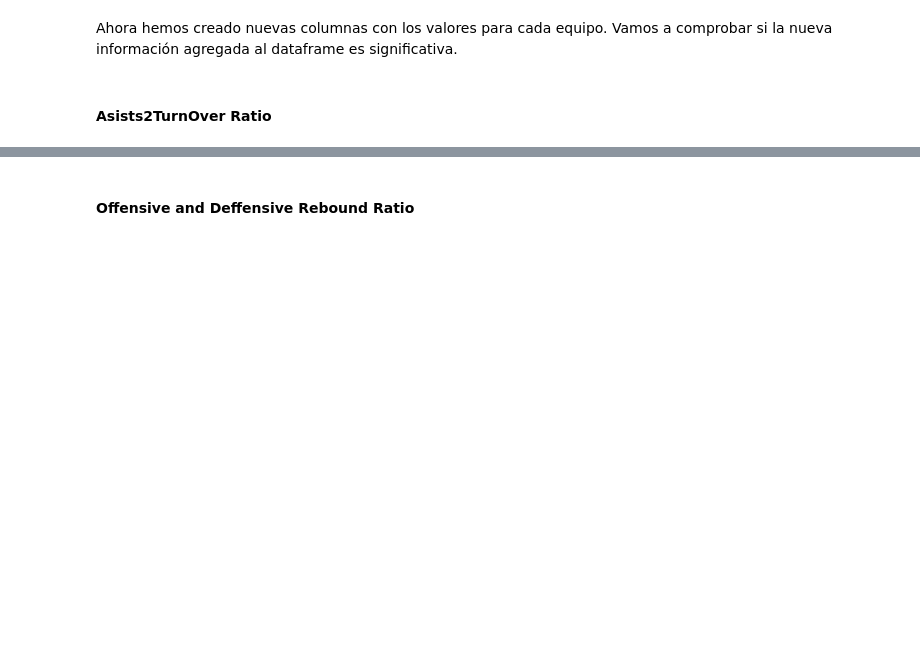
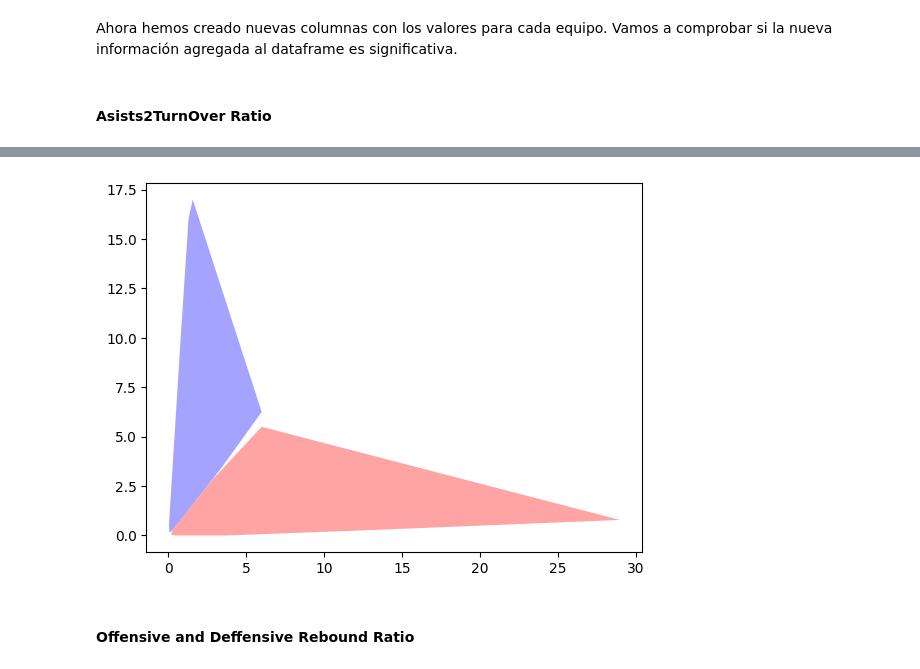
Before and after one commit to rauldaal/march-madness, a Jupyter notebook: data_exploration/MRegularSeason.ipynb, the cells around one changed output, grey strips where cells are left out. Drawn from its saved outputs; the diff is of its cells as text; code cells hidden in the pictures; blank space fills up the shorter version.

```diff
--- a/data_exploration/MRegularSeason.ipynb
+++ b/data_exploration/MRegularSeason.ipynb
@@ -99,0 +126,3 @@ El 0.2718232044198895 de los equipos que pierden tienen un WATR menor o igual qu
+# %%
+df = df.replace([np.inf, -np.inf], np.nan)
+df[["WATR", "LATR"]].dropna()
@@ -100,3 +143,55 @@ El 0.2718232044198895 de los equipos que pierden tienen un WATR menor o igual qu
+# %%
+#Now make a subplot inside a subplot
+import matplotlib.pyplot as plt
+from scipy.spatial import ConvexHull
+import numpy as np
+
+df = df.replace([np.inf, -np.inf], np.nan)
+plot_data = df[['WATR', 'LATR']].dropna()
+
+# Substract values and represent them ina scatterplot
+plot_data['WATR-LATR'] = plot_data['WATR'] - plot_data['LATR']
+plot_data["Class"] = np.where(plot_data["WATR-LATR"] > 0, 'red', 'blue')
+
+class1 = plot_data[plot_data["Class"] == "red"][["WATR", "LATR"]].values
+hull1 = ConvexHull(class1)
+plt.fill(class1[hull1.vertices,0], class1[hull1.vertices,1], 'red', alpha=0.5*len(class1)/len(plot_data))
+
+class2 = plot_data[plot_data["Class"] == "blue"][["WATR", "LATR"]].values
+hull1 = ConvexHull(class2)
+plt.fill(class2[hull1.vertices,0], class2[hull1.vertices,1], 'blue', alpha=0.5*len(class1)/len(plot_data))
+plt.show()
+
+
+# plt.figure(figsize=(10, 6))
+# #plt.scatter(x=plot_data['WATR'], y=plot_data['LATR'], c=plot_data['Class'], cmap='viridis')
+# # Add diagonal line
+# plt.plot([0, 5, 10, 15, 20, 25], [0, 5, 10, 15, 20, 25], 'k-')
+# plt.xlabel('WATR')
+# plt.ylabel('LATR')
+
+# print(F"El {(plot_data['WATR-LATR']>0).sum()/len(plot_data['WATR-LATR'])} de los equipos que ganan tienen un WATR mayor que el LATR")
+# print(f"El {(plot_data['WATR-LATR']<0).sum()/len(plot_data['WATR-LATR'])} de los equipos que pierden tienen un WATR menor o igual que el LATR")
+
+
+# Assuming you have two classes of points
+class1_points = np.random.rand(30, 2)   # replace with your data
+# class2_points = np.random.rand(30, 2)   # replace with your data
+
+# # Scatter plot
+# #plt.scatter(class1_points[:,0], class1_points[:,1], color='blue')
+# #plt.scatter(class2_points[:,0], class2_points[:,1], color='red')
+
+# # Convex hull for class 1
+# plt.fill(class1_points[hull1.vertices,0], class1_points[hull1.vertices,1], 'blue', alpha=0.3)
+
+# # Convex hull for class 2
+# hull2 = ConvexHull(class2_points)
+# plt.fill(class2_points[hull2.vertices,0], class2_points[hull2.vertices,1], 'red', alpha=0.3)
+
+# plt.show()
+# %% [output]
+[figure, added]
 # %% [markdown]
 #### Offensive and Deffensive Rebound Ratio
 # %% [markdown]
```
Also changed, not shown: parts of 3 cells of this notebook, 24 other files.
